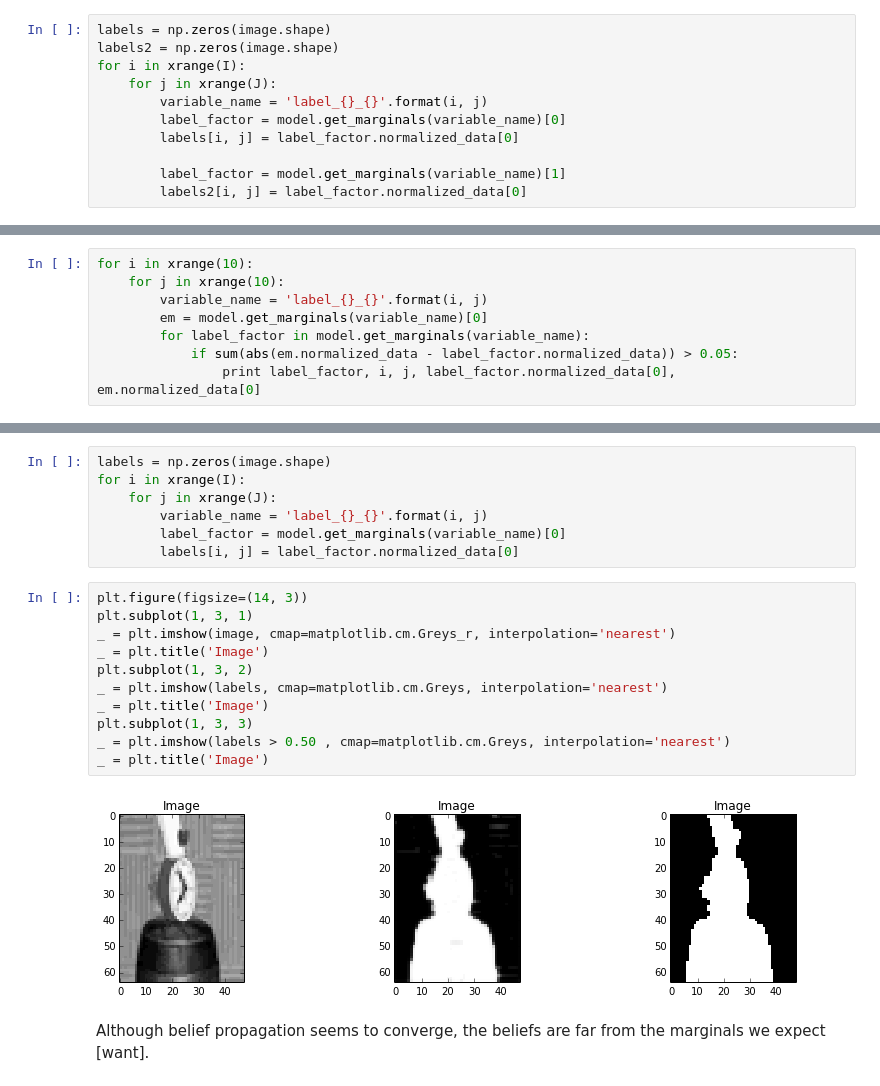
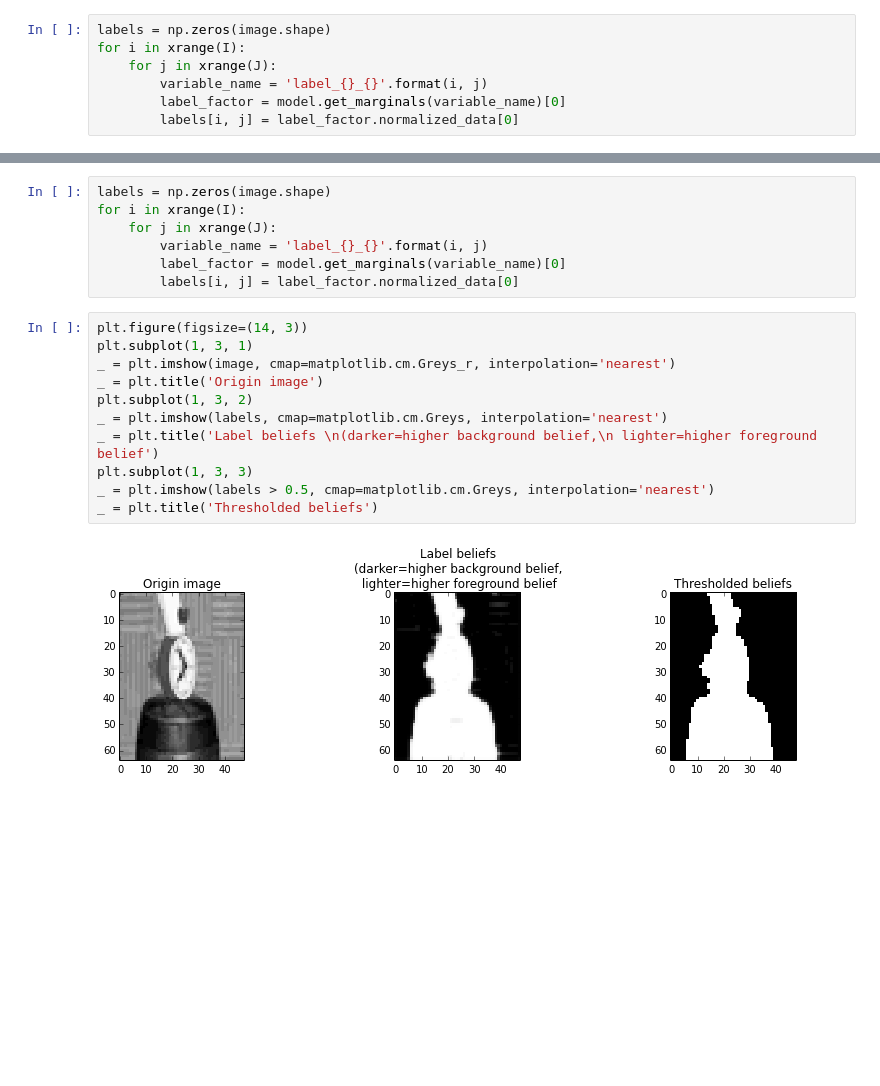
Before and after one commit to dirko/pyugm, a Jupyter notebook: examples/Loopy belief propagation example.ipynb, the cells around one changed output, grey strips where cells are left out. Drawn from its saved outputs; the diff is of its cells as text; blank space fills up the shorter version.

```diff
--- a/examples/Loopy belief propagation example.ipynb
+++ b/examples/Loopy belief propagation example.ipynb
@@ -245,13 +246,9 @@ inference.calibrate(update_order=order)
 ### Visualise
 # %%
 labels = np.zeros(image.shape)
-labels2 = np.zeros(image.shape)
 for i in xrange(I):
     for j in xrange(J):
         variable_name = 'label_{}_{}'.format(i, j)
         label_factor = model.get_marginals(variable_name)[0]
         labels[i, j] = label_factor.normalized_data[0]
-
-        label_factor = model.get_marginals(variable_name)[1]
-        labels2[i, j] = label_factor.normalized_data[0]
 # %%
@@ -281,11 +267,3 @@ array([ 16.,  16.,  14.,  13.,  15.,  16.,  14.,  13.,  15.,  16.,  15.,
-# %%
-for i in xrange(10):
-    for j in xrange(10):
-        variable_name = 'label_{}_{}'.format(i, j)
-        em = model.get_marginals(variable_name)[0]
-        for label_factor in model.get_marginals(variable_name):
-            if sum(abs(em.normalized_data - label_factor.normalized_data)) > 0.05:
-                print label_factor, i, j, label_factor.normalized_data[0], em.normalized_data[0]
 # %% [markdown]
 ## Connecting more of the labels
 
@@ -391,15 +370,13 @@ for i in xrange(I):
 # %%
 plt.figure(figsize=(14, 3))
 plt.subplot(1, 3, 1)
 _ = plt.imshow(image, cmap=matplotlib.cm.Greys_r, interpolation='nearest')
-_ = plt.title('Image')
+_ = plt.title('Origin image')
 plt.subplot(1, 3, 2)
 _ = plt.imshow(labels, cmap=matplotlib.cm.Greys, interpolation='nearest')
-_ = plt.title('Image')
+_ = plt.title('Label beliefs \n(darker=higher background belief,\n lighter=higher foreground belief')
 plt.subplot(1, 3, 3)
-_ = plt.imshow(labels > 0.50 , cmap=matplotlib.cm.Greys, interpolation='nearest')
-_ = plt.title('Image')
+_ = plt.imshow(labels > 0.5, cmap=matplotlib.cm.Greys, interpolation='nearest')
+_ = plt.title('Thresholded beliefs')
 # %% [output]
-[figure, old version]
+[figure, new version]
-# %% [markdown]
-Although belief propagation seems to converge, the beliefs are far from the marginals we expect [want].
```
Also changed, not shown: parts of 28 cells of this notebook, 5 other files.
